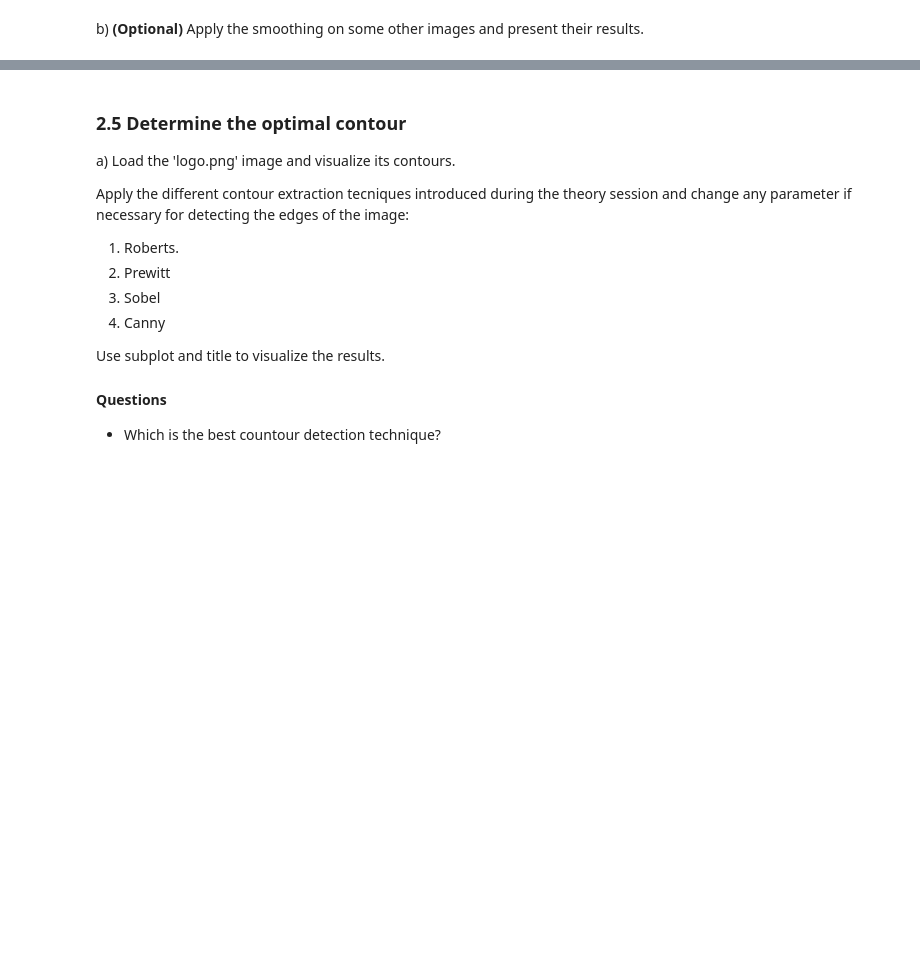
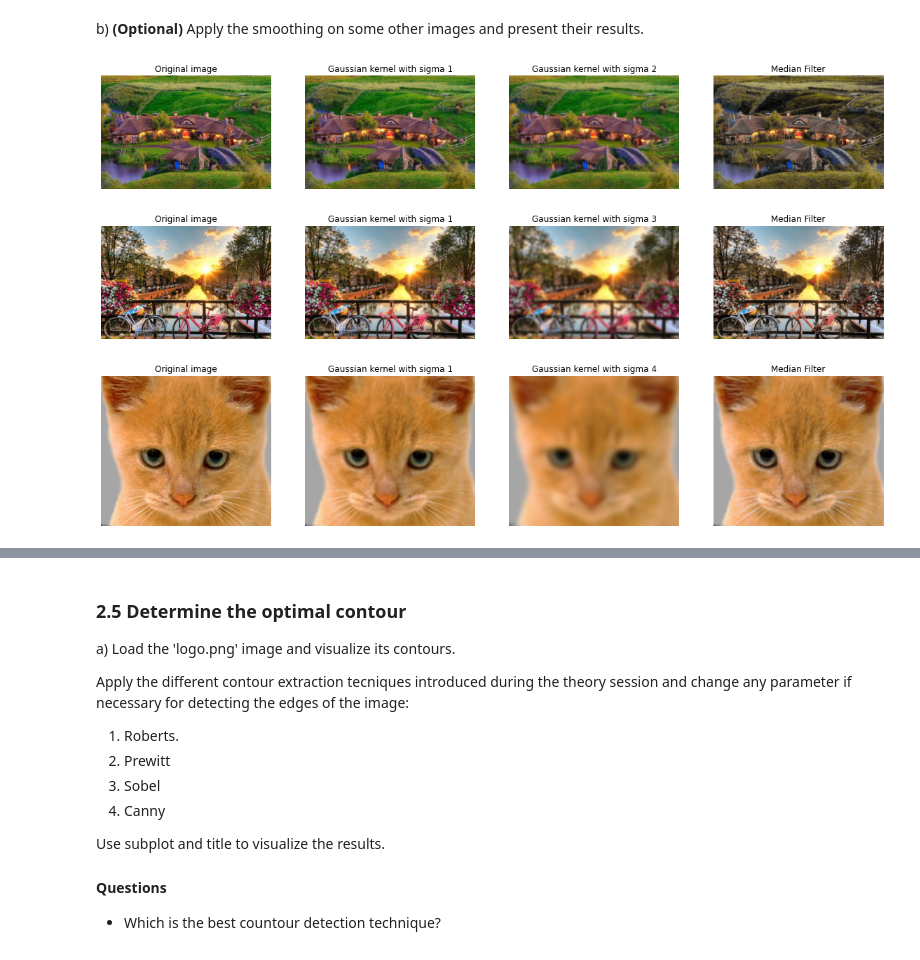
Before and after one commit to laurentiuNedelcu/va-laboratori, a Jupyter notebook: p2/p2/p2_2020-2021.ipynb, the cells around one changed output, grey strips where cells are left out. Cells and saved outputs as stored; diff of their text form; code cells hidden in the pictures; blank space fills up the shorter version.

```diff
--- a/p2/p2/p2_2020-2021.ipynb
+++ b/p2/p2/p2_2020-2021.ipynb
@@ -347,0 +460,42 @@ b) **(Optional)** Apply the smoothing on some other images and present their res
+# %%
+# Load image
+house_img = io.imread("images/casa.jpg")
+amsterd_img = io.imread("images/amsterdam.jpg")
+cat_img = io.imread("images/cat.jpg")
+
+# First we will use a gaussian filter with sigma equals to 1
+house_sigma_1 = filters.gaussian(house_img, 1, multichannel=True) # We are using rgb
+amsterd_sigma_1 = filters.gaussian(amsterd_img, 1, multichannel=True)
+cat_sigma_1 = filters.gaussian(cat_img, 1, multichannel=True)
+
+# Moreover we will use a gaussian filter with sigma equals to 7
+house_sigma_2 = filters.gaussian(house_img, 2, multichannel=True)
+amsterd_sigma_3 = filters.gaussian(amsterd_img, 3, multichannel=True)
+cat_sigma_4 = filters.gaussian(cat_img, 4, multichannel=True)
+
+# Lastly we are using the median filter
+house_med_filter = filters.median(house_img)
+amsterd_med_filter = filters.median(amsterd_img)
+cat_med_filter = filters.median(cat_img)
+
+# Display images
+plot_in_order(images=[house_img, house_sigma_1, house_sigma_2, house_med_filter],
+              titles=["Original image", "Gaussian kernel with sigma 1", "Gaussian kernel with sigma 2",
+                      "Median Filter"],
+        gray=[True, True, True, True], rows=1, cols=4)
+
+# Display images
+plot_in_order(images=[amsterd_img, amsterd_sigma_1, amsterd_sigma_3, amsterd_med_filter],
+              titles=["Original image", "Gaussian kernel with sigma 1", "Gaussian kernel with sigma 3",
+                      "Median Filter"],
+        gray=[True, True, True, True], rows=1, cols=4)
+
+# Display images
+plot_in_order(images=[cat_img, cat_sigma_1, cat_sigma_4, cat_med_filter],
+              titles=["Original image", "Gaussian kernel with sigma 1", "Gaussian kernel with sigma 4",
+                      "Median Filter"],
+        gray=[True, True, True, True], rows=1, cols=4)
+# %% [output]
+[figure, added]
+[figure, added]
+[figure, added]
```
Also changed, not shown: parts of 19 cells of this notebook, 1 other file.
